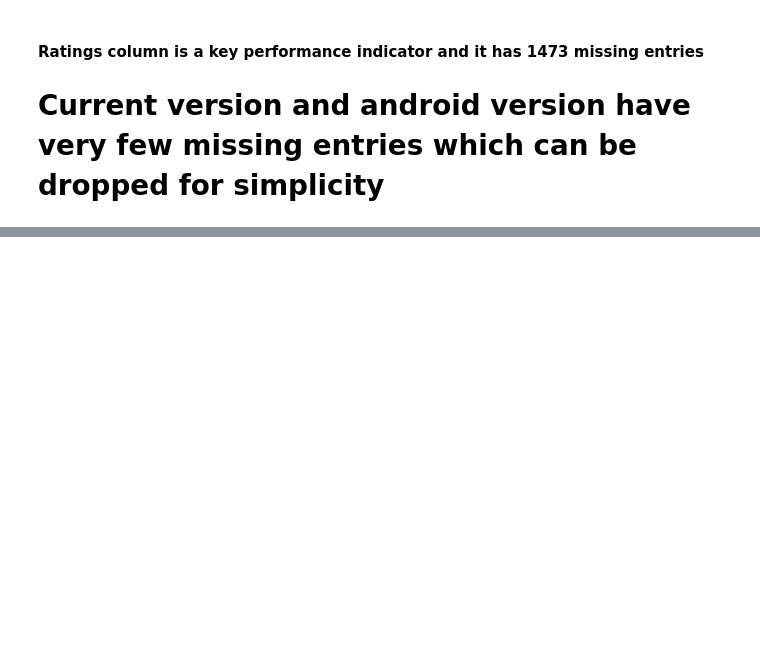
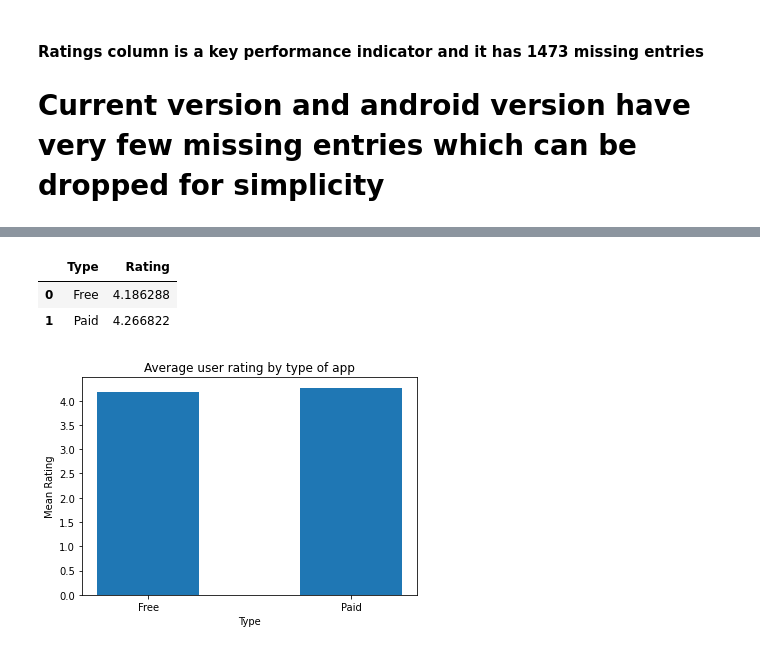
Before and after one commit to Nandeesh-U/EDA_google_play_store_app_data, a Jupyter notebook: Team_Notebook_EDA_CAPSTONE.ipynb, the cells around one changed output, grey strips where cells are left out. Saved outputs shown, nothing was run; the diff lists cells and outputs as text; code cells hidden in the pictures; blank space fills up the shorter version.

```diff
--- a/Team_Notebook_EDA_CAPSTONE.ipynb
+++ b/Team_Notebook_EDA_CAPSTONE.ipynb
@@ -246,3 +254,18 @@ app_df['Installs'].nunique()
+# %%
+# Let us define a function to convert the string of 'Installs' column to integer
+def str_to_int(input_str):
+  '''
+  This function  converts the string format of 'Install' column elements to integer format
+  '''
+  if '+' in input_str:
+    result = int(float(input_str[:-1].replace(',','')))
+  else:
+    result = int(float(input_str))
+  return result
+# %%
+#ND
+# converting the install buckets to numeric values(adding a new column)
+app_df['Numeric_Installs'] = app_df['Installs'].apply(str_to_int)
 # %%
 # ND
 # Exploring the type column
@@ -478,0 +505,16 @@ app_df = app_df[~((app_df['Current Ver'].isnull())|(app_df['Android Ver'].isnull
+# %%
+mean_rating_by_type = app_df.groupby(by = 'Type')[['Rating','Installs']].mean().reset_index()
+mean_rating_by_type
+# %% [output]
+|  | Type | Rating |
+| 0 | Free | 4.186288 |
+| 1 | Paid | 4.266822 |
+# %%
+#mean_rating_by_type.plot(kind='bar')
+plt.bar(x=mean_rating_by_type['Type'],height=mean_rating_by_type['Rating'],width=0.5)
+plt.xlabel('Type')
+plt.ylabel('Mean Rating')
+plt.title('Average user rating by type of app')
+plt.show()
+# %% [output]
+[figure, added]
```
Also changed, not shown: parts of 75 cells of this notebook.
